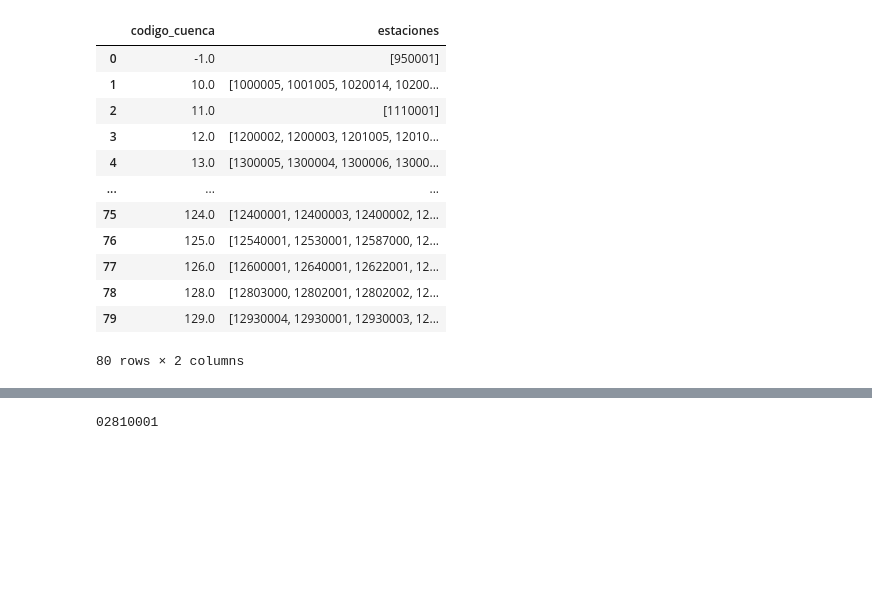
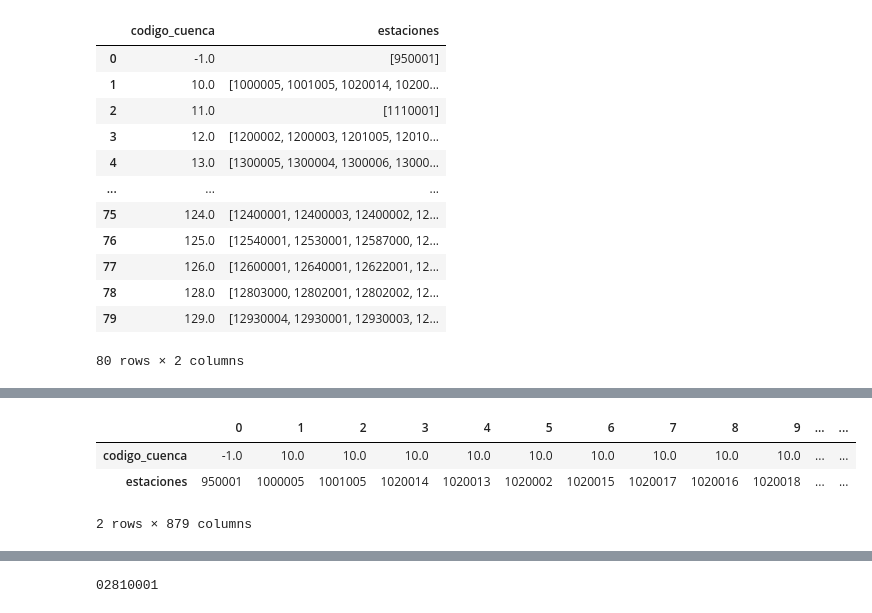
Before and after one commit to Diegogp95/mineria, a Jupyter notebook: Test_Mineria_Datos.ipynb, the cells around one changed output, grey strips where cells are left out. Cells and saved outputs as stored; diff of their text form; code cells hidden in the pictures; blank space fills up the shorter version.

```diff
--- a/Test_Mineria_Datos.ipynb
+++ b/Test_Mineria_Datos.ipynb
@@ -479,3 +505,10 @@ df_estaciones_por_cuenca
 | 78 | 128.0 | [12803000, 12802001, 12802002, 12... |
 | 79 | 129.0 | [12930004, 12930001, 12930003, 12... |
 80 rows × 2 columns
+# %%
+# Separar los valores de la lista en filas individuales
+df_exploded = df_estaciones_por_cuenca.explode('estaciones')
+
+# Reiniciar los índices del DataFrame resultante
+df_exploded = df_exploded.reset_index(drop=True)
+df_exploded
@@ -481,0 +529,11 @@ df_estaciones_por_cuenca
+# %%
+df_transformed = df_exploded.transpose()
+
+
+# Imprimir el DataFrame resultante
+df_transformed
+# %% [output]
+|  | 0 | 1 | 2 | 3 | 4 | 5 | 6 | 7 | 8 | 9 | ... | ... |
+| codigo_cuenca | -1.0 | 10.0 | 10.0 | 10.0 | 10.0 | 10.0 | 10.0 | 10.0 | 10.0 | 10.0 | ... | ... |
+| estaciones | 950001 | 1000005 | 1001005 | 1020014 | 1020013 | 1020002 | 1020015 | 1020017 | 1020016 | 1020018 | ... | ... |
+2 rows × 879 columns
```
Also changed, not shown: parts of 9 cells of this notebook.
